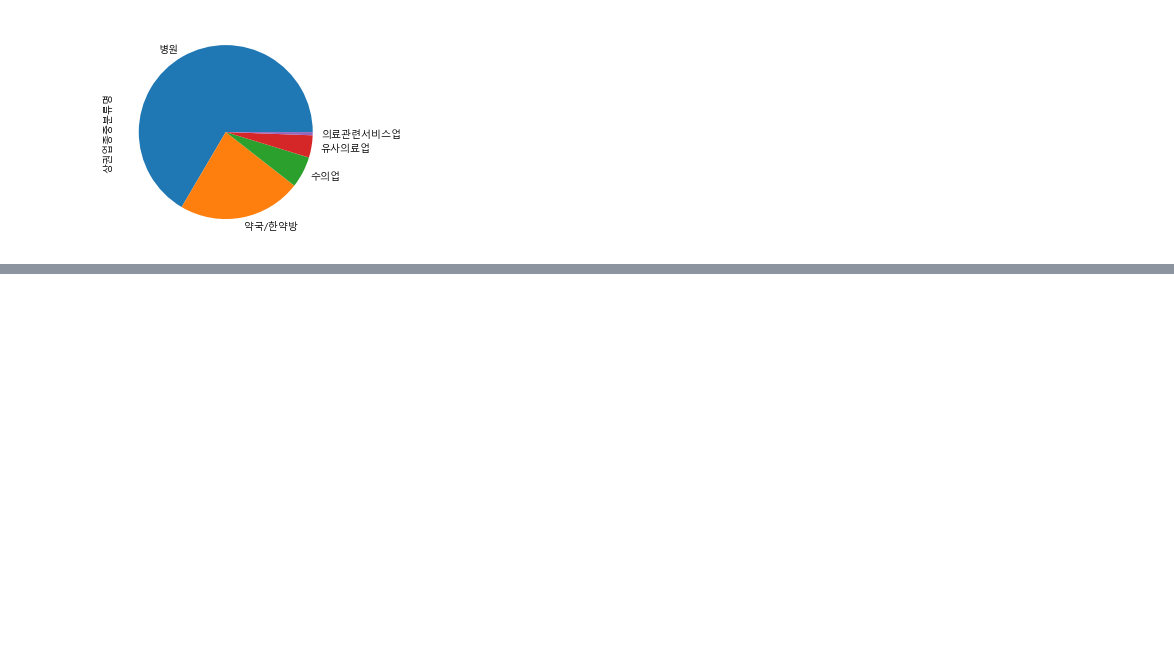
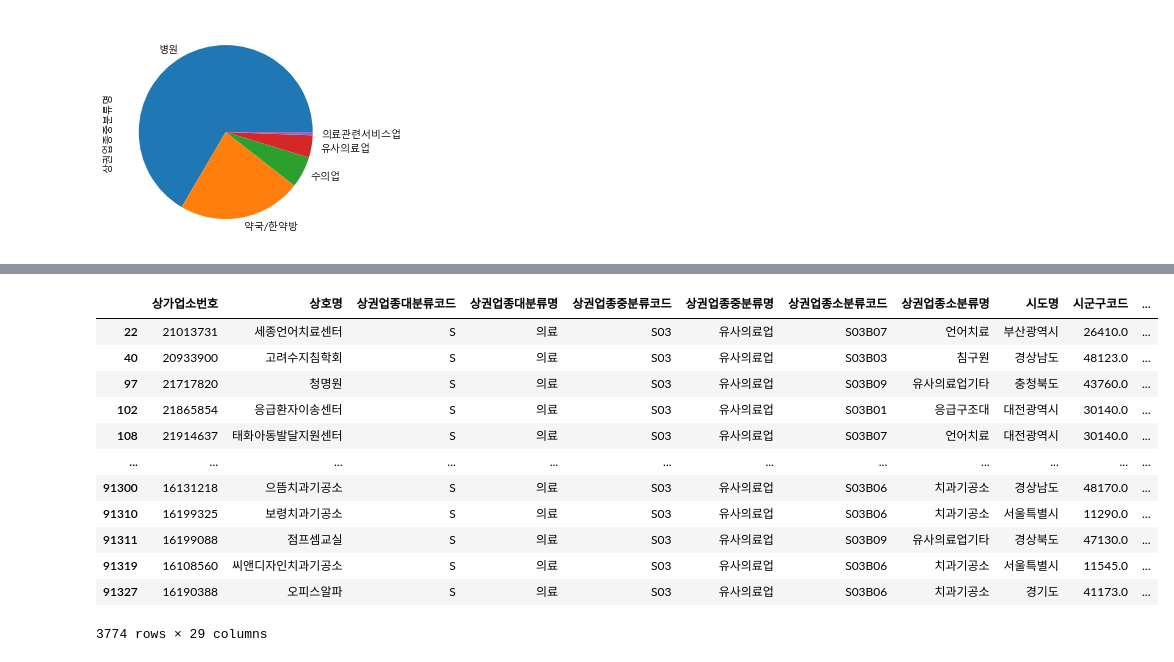
Before and after one commit to ShinHayeon/pandas-basic, a Jupyter notebook: pandas_basic2(의료기관상권정보 데이터 이용).ipynb, the cells around one changed output, grey strips where cells are left out. Drawn from its saved outputs; the diff is of its cells as text; code cells hidden in the pictures; blank space fills up the shorter version.

```diff
--- a/pandas_basic2(의료기관상권정보 데이터 이용).ipynb
+++ b/pandas_basic2(의료기관상권정보 데이터 이용).ipynb
@@ -668,0 +801,17 @@ f.plot.barh(figsize=(7,8), grid=True)
+# %%
+df_medi = df[df["상권업종중분류명"]== "유사의료업"] #유사의료업인 것만 담는다
+df_medi
+# %% [output]
+|  | 상가업소번호 | 상호명 | 상권업종대분류코드 | 상권업종대분류명 | 상권업종중분류코드 | 상권업종중분류명 | 상권업종소분류코드 | 상권업종소분류명 | 시도명 | 시군구코드 | ... |
+| 22 | 21013731 | 세종언어치료센터 | S | 의료 | S03 | 유사의료업 | S03B07 | 언어치료 | 부산광역시 | 26410.0 | ... |
+| 40 | 20933900 | 고려수지침학회 | S | 의료 | S03 | 유사의료업 | S03B03 | 침구원 | 경상남도 | 48123.0 | ... |
+| 97 | 21717820 | 청명원 | S | 의료 | S03 | 유사의료업 | S03B09 | 유사의료업기타 | 충청북도 | 43760.0 | ... |
+| 102 | 21865854 | 응급환자이송센터 | S | 의료 | S03 | 유사의료업 | S03B01 | 응급구조대 | 대전광역시 | 30140.0 | ... |
+| 108 | 21914637 | 태화아동발달지원센터 | S | 의료 | S03 | 유사의료업 | S03B07 | 언어치료 | 대전광역시 | 30140.0 | ... |
+| ... | ... | ... | ... | ... | ... | ... | ... | ... | ... | ... | ... |
+| 91300 | 16131218 | 으뜸치과기공소 | S | 의료 | S03 | 유사의료업 | S03B06 | 치과기공소 | 경상남도 | 48170.0 | ... |
+| 91310 | 16199325 | 보령치과기공소 | S | 의료 | S03 | 유사의료업 | S03B06 | 치과기공소 | 서울특별시 | 11290.0 | ... |
+| 91311 | 16199088 | 점프셈교실 | S | 의료 | S03 | 유사의료업 | S03B09 | 유사의료업기타 | 경상북도 | 47130.0 | ... |
+| 91319 | 16108560 | 씨앤디자인치과기공소 | S | 의료 | S03 | 유사의료업 | S03B06 | 치과기공소 | 서울특별시 | 11545.0 | ... |
+| 91327 | 16190388 | 오피스알파 | S | 의료 | S03 | 유사의료업 | S03B06 | 치과기공소 | 경기도 | 41173.0 | ... |
+3774 rows × 29 columns
```
Also changed, not shown: parts of 44 cells of this notebook.
